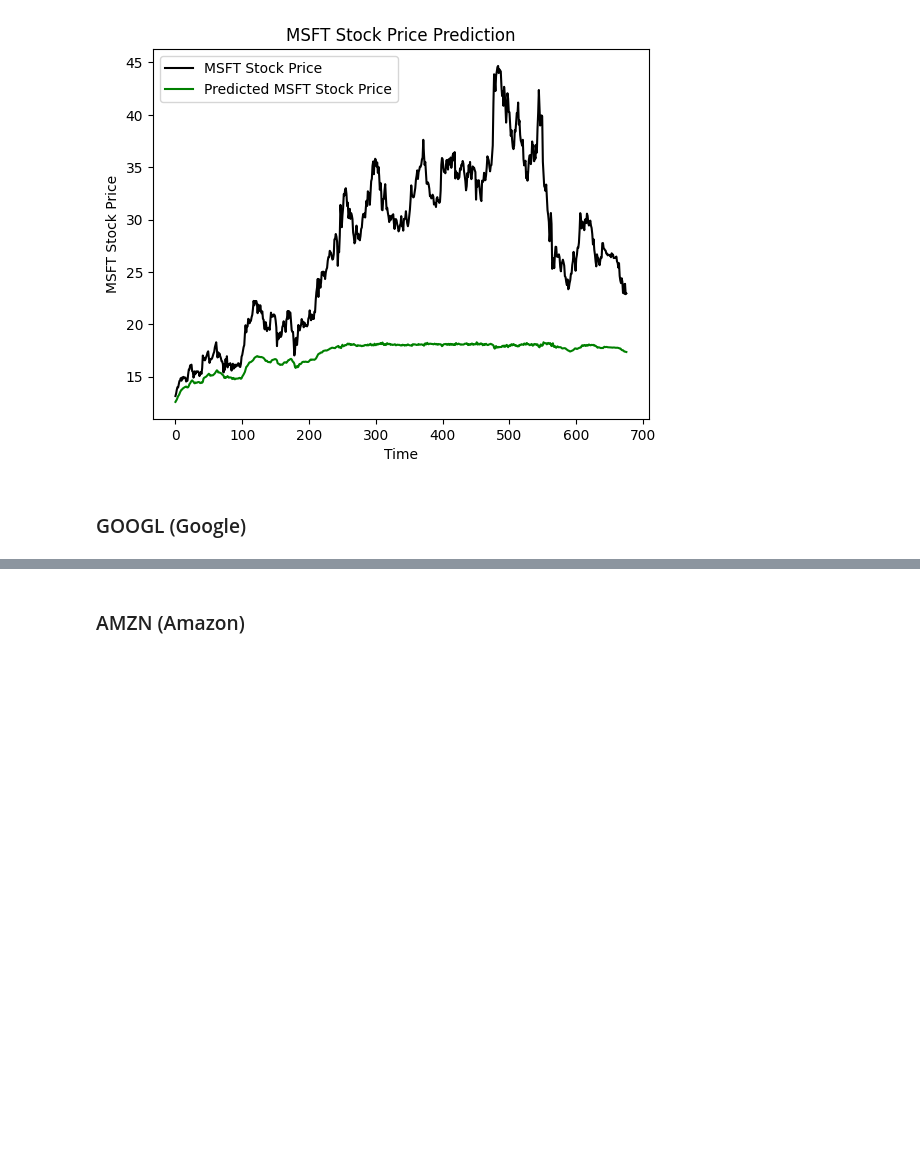
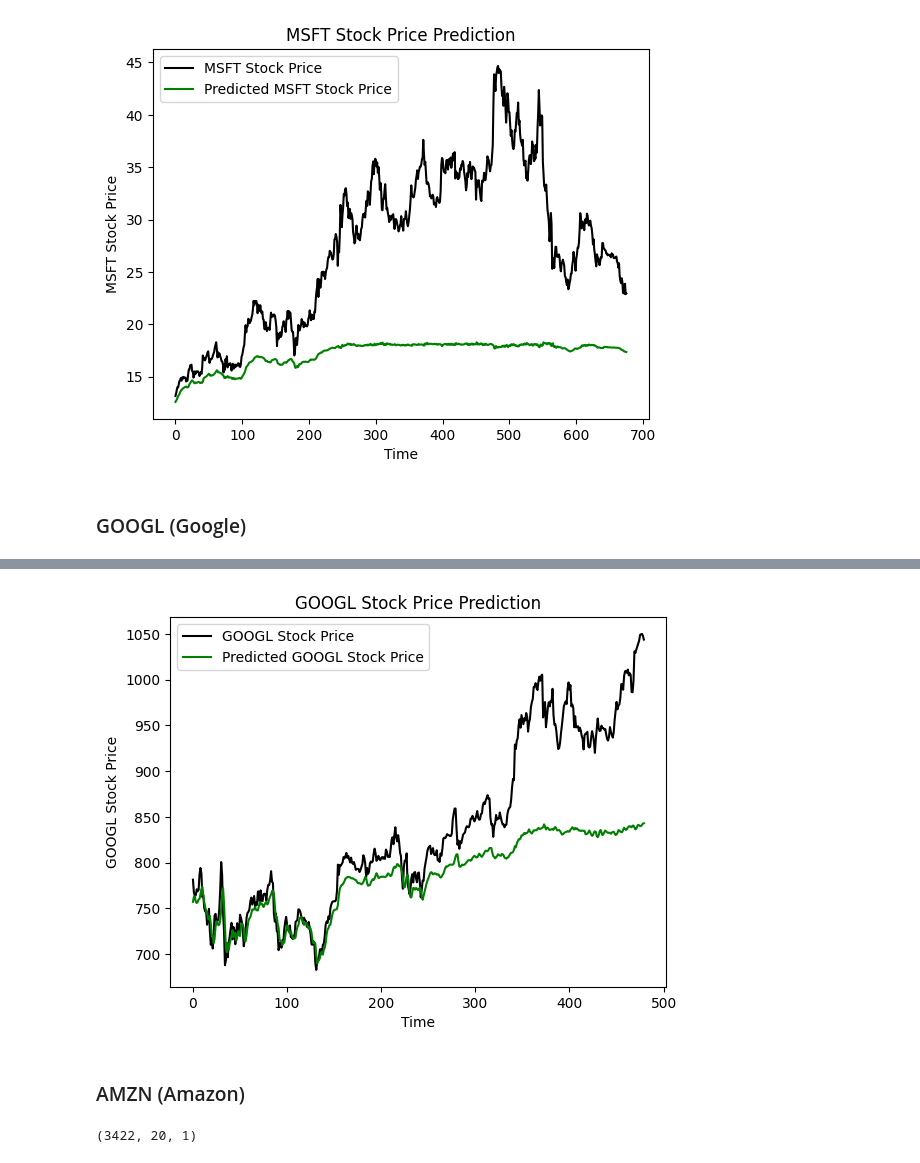
Before and after one commit to RussellChien/ECS171_Term-Project-Stock-Forecaster, a Jupyter notebook: Term_Project.ipynb, the cells around one changed output, grey strips where cells are left out. Saved outputs shown, nothing was run; the diff lists cells and outputs as text; code cells hidden in the pictures; blank space fills up the shorter version.

Commit message:
GOOGL and AMZN

```diff
--- a/Term_Project.ipynb
+++ b/Term_Project.ipynb
@@ -59,8 +56,8 @@ from tensorflow.keras.layers import Dropout
 # ETF: SPY, 500 companies
 # VT as a baseline,
 
-path = 'us_etf_stocks_dataset\\'
-#path = 'E:\\Dataset\\'
+#path = 'us_etf_stocks_dataset\\'
+path = 'E:\\Dataset\\'
 
 voo = pd.read_csv(path + 'ETFs\\voo.us.txt')
 vt = pd.read_csv(path + 'ETFs\\vt.us.txt')
@@ -147,10 +146,10 @@ scaler = MinMaxScaler(feature_range = (0, 1))
 
 def preprocess_data(ticker, timestep, ratio, date=None):
     data = stock_data[ticker]
-    data = pd.read_csv(path + 'Stocks\\' + ticker + '.us.txt')
+    data = pd.read_csv(f'{path}Stocks\\{ticker}.us.txt')
 
     if date:
-        start_date = data['Date'] < date
+        start_date = data['Date'] > date
         data = data[start_date]
 
     # use'Open' column
@@ -173,7 +172,6 @@ def preprocess_data(ticker, timestep, ratio, date=None):
 
     X_train, y_train = np.array(X_train), np.array(y_train)
     X_train = np.reshape(X_train, (X_train.shape[0], X_train.shape[1], 1))
-
     return X_train, y_train, testing_data, data_open
 # %%
 # general testing function for model
@@ -365,3 +346,8 @@ plt.show()
 [figure]
 # %% [markdown]
 ### GOOGL (Google)
+# %%
+timestep = 20
+X_train, y_train, testing_data, googl_open = preprocess_data('googl', timestep, .85, date='2000-1-1')
+
+print(X_train.shape)
@@ -367,0 +382,2 @@ plt.show()
+# %%
+predicted_stock_price, actual_stock_price = test_data(testing_data, timestep)
@@ -368,2 +386,19 @@ plt.show()
+# %%
+plt.plot(actual_stock_price[timestep:], color = 'black', label = 'GOOGL Stock Price')
+plt.plot(predicted_stock_price, color = 'green', label = 'Predicted GOOGL Stock Price')
+plt.title('GOOGL Stock Price Prediction')
+plt.xlabel('Time')
+plt.ylabel('GOOGL Stock Price')
+plt.legend()
+plt.show()
+# %% [output]
+[figure, added]
 # %% [markdown]
 ### AMZN (Amazon)
+# %%
+timestep = 20
+X_train, y_train, testing_data, amzn_open = preprocess_data('amzn', timestep, .8, date='2000-1-1')
+
+print(X_train.shape)
+# %% [output]
+(3422, 20, 1)
```
Also changed, not shown: parts of 13 cells of this notebook.
